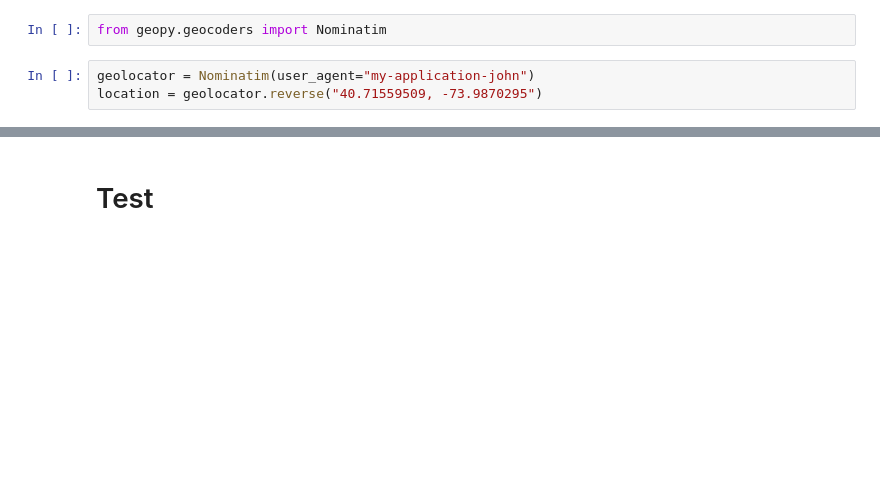
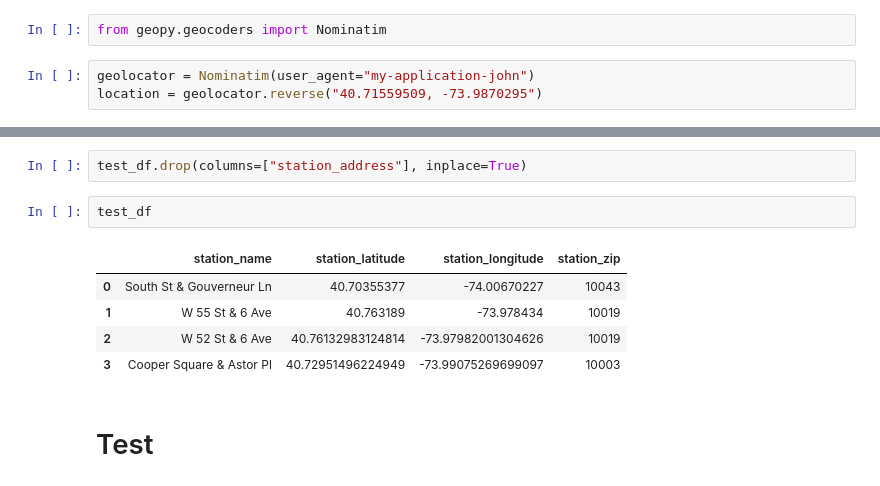
Before and after one commit to jcanque777/covid_citibike, a Jupyter notebook: citibike_data.ipynb, the cells around one changed output, grey strips where cells are left out. Drawn from its saved outputs; the diff is of its cells as text; blank space fills up the shorter version.

```diff
--- a/citibike_data.ipynb
+++ b/citibike_data.ipynb
@@ -241,3 +382,13 @@ Column<b'end station name'>
+# %%
+test_df.drop(columns=["station_address"], inplace=True)
+# %%
+test_df
+# %% [output]
+|  | station_name | station_latitude | station_longitude | station_zip |
+| 0 | South St & Gouverneur Ln | 40.70355377 | -74.00670227 | 10043 |
+| 1 | W 55 St & 6 Ave | 40.763189 | -73.978434 | 10019 |
+| 2 | W 52 St & 6 Ave | 40.76132983124814 | -73.97982001304626 | 10019 |
+| 3 | Cooper Square & Astor Pl | 40.72951496224949 | -73.99075269699097 | 10003 |
 # %% [markdown]
 # Test
 # %%
```
Also changed, not shown: parts of 56 cells of this notebook.
